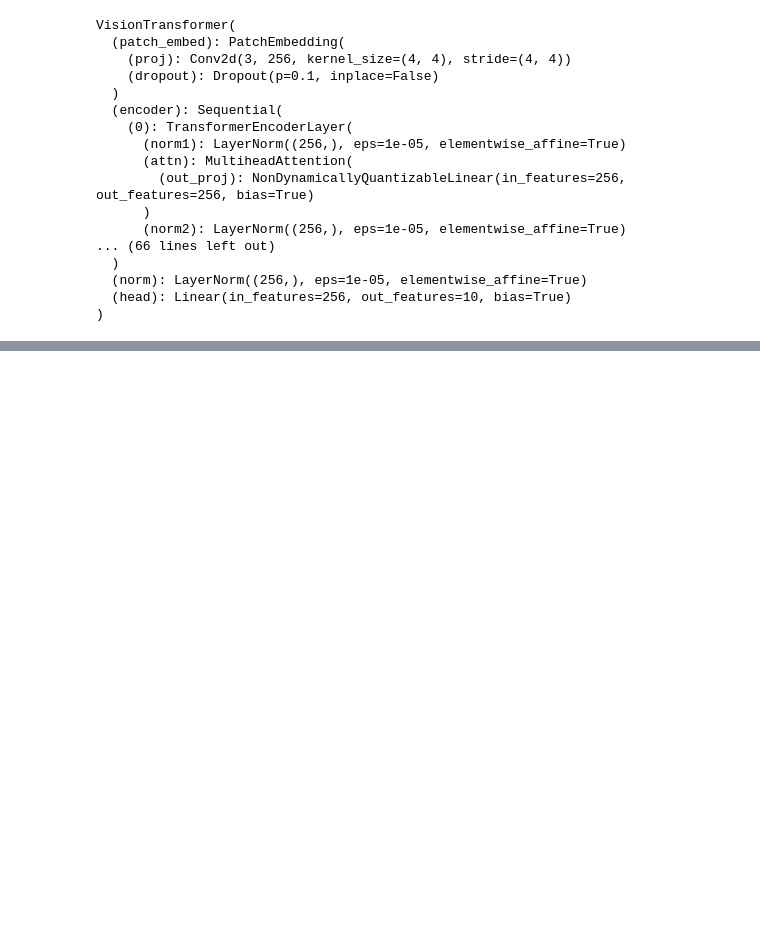
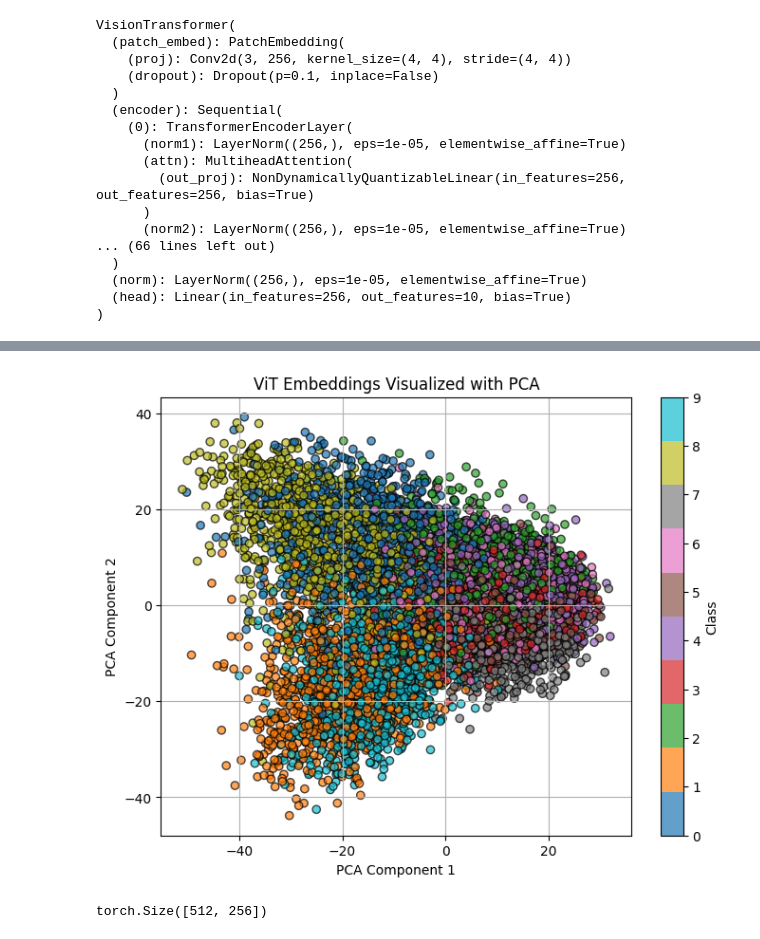
Before and after one commit to ham952/ViT, a Jupyter notebook: ViT_finetuning.ipynb, the cells around one changed output, grey strips where cells are left out. Drawn from its saved outputs; the diff is of its cells as text; code cells hidden in the pictures; blank space fills up the shorter version.

```diff
--- a/ViT_finetuning.ipynb
+++ b/ViT_finetuning.ipynb
@@ -289,0 +545,42 @@ for param in pytorch_model.head.parameters():
+# %%
+# PCA on embeddings
+
+import torch
+from sklearn.decomposition import PCA
+import matplotlib.pyplot as plt
+
+pytorch_model.eval()
+all_embeddings = []
+all_labels = []
+
+with torch.no_grad():
+    for x, y in test_loader:
+        x = x.to(device)
+        y = y.to(device)
+
+        emb = pytorch_model(x)  # assumes model.head = nn.Identity()
+        all_embeddings.append(emb.cpu())
+        all_labels.append(y.cpu())
+
+# Concatenate all batches
+all_embeddings = torch.cat(all_embeddings).numpy()  # shape: [N, 256]
+all_labels = torch.cat(all_labels).numpy()          # shape: [N]
+
+
+
+pca = PCA(n_components=2)
+reduced_embeddings = pca.fit_transform(all_embeddings)  # shape: [N, 2]
+
+plt.figure(figsize=(8, 6))
+scatter = plt.scatter(
+    reduced_embeddings[:, 0], reduced_embeddings[:, 1],
+    c=all_labels, cmap='tab10', alpha=0.7, edgecolors='k'
+)
+plt.colorbar(scatter, label="Class")
+plt.title("ViT Embeddings Visualized with PCA")
+plt.xlabel("PCA Component 1")
+plt.ylabel("PCA Component 2")
+plt.grid(True)
+plt.show()
+# %% [output]
+[figure, added]
@@ -289,0 +601,4 @@ for param in pytorch_model.head.parameters():
+# %%
+embeddings.shape
+# %% [output]
+torch.Size([512, 256])
```
Also changed, not shown: parts of 22 cells of this notebook.
